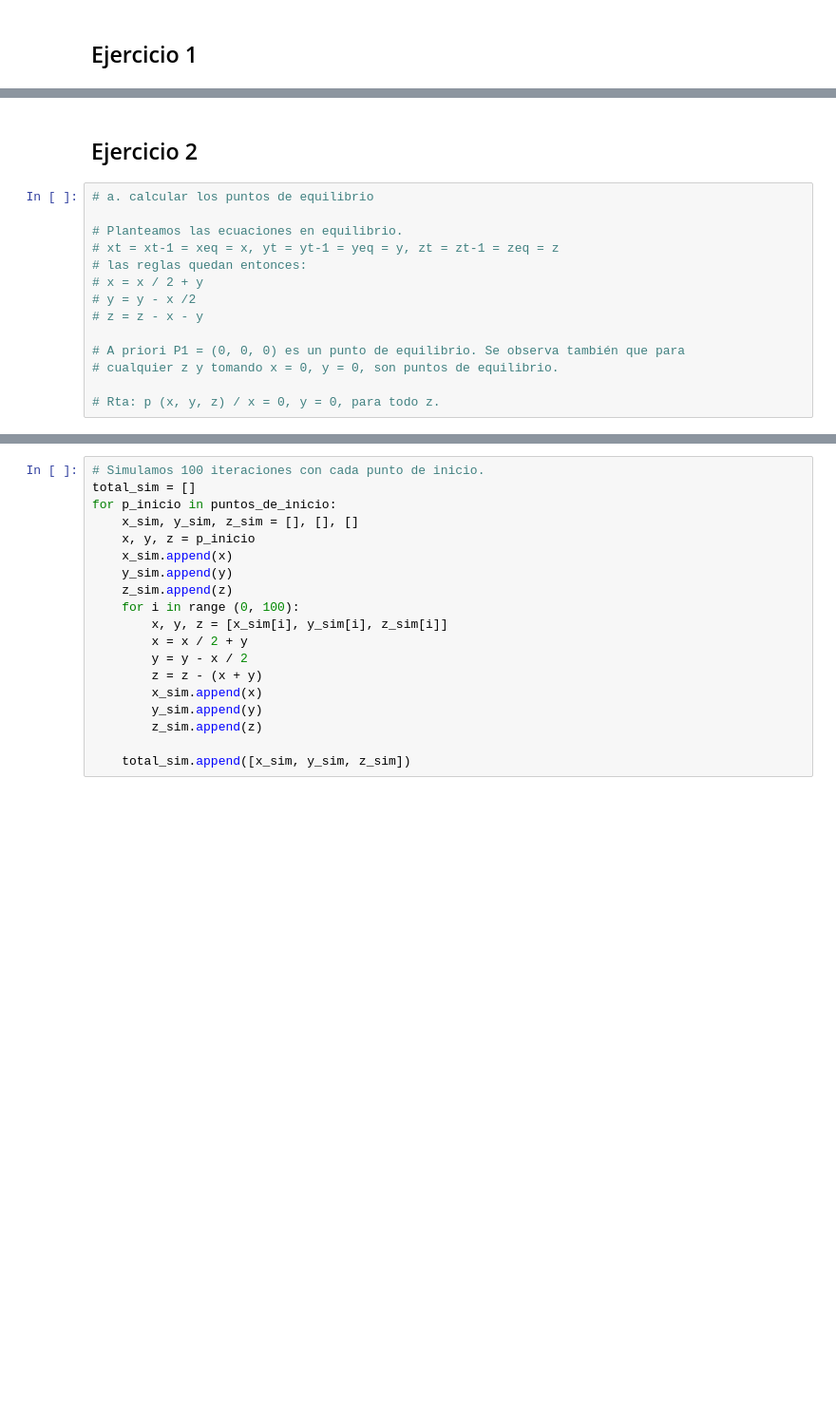
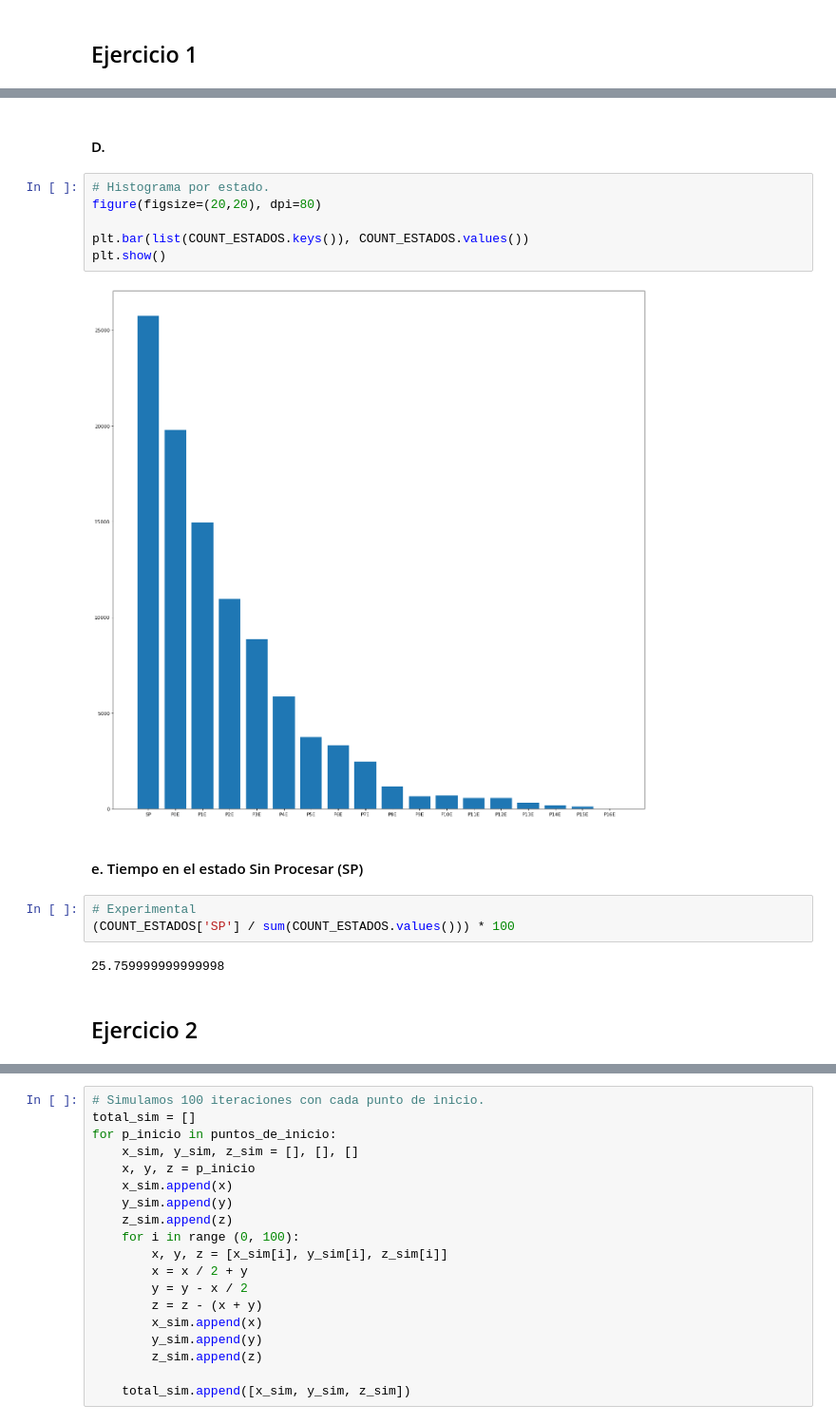
Before and after one commit to Luciana123/simulacion-tp1-2c2021, a Jupyter notebook: TP2/Ejercicios TP2.ipynb, the cells around one changed output, grey strips where cells are left out. Shown at 95% size. Drawn from its saved outputs; the diff is of its cells as text; blank space fills up the shorter version.

```diff
--- a/TP2/Ejercicios TP2.ipynb
+++ b/TP2/Ejercicios TP2.ipynb
@@ -7 +97,18 @@ import matplotlib.pyplot as plt
+# %% [markdown]
+#### D.
+# %%
+# Histograma por estado.
+figure(figsize=(20,20), dpi=80)
+
+plt.bar(list(COUNT_ESTADOS.keys()), COUNT_ESTADOS.values())
+plt.show()
+# %% [output]
+[figure, added]
+# %% [markdown]
+#### e. Tiempo en el estado Sin Procesar (SP)
+# %%
+# Experimental
+(COUNT_ESTADOS['SP'] / sum(COUNT_ESTADOS.values())) * 100
+# %% [output]
+25.759999999999998
 # %% [markdown]
@@ -8,15 +116 @@ import matplotlib.pyplot as plt
 ## Ejercicio 2
-# %%
-# a. calcular los puntos de equilibrio
-
-# Planteamos las ecuaciones en equilibrio.
-# xt = xt-1 = xeq = x, yt = yt-1 = yeq = y, zt = zt-1 = zeq = z
-# las reglas quedan entonces:
-# x = x / 2 + y
-# y = y - x /2
-# z = z - x - y
-
-# A priori P1 = (0, 0, 0) es un punto de equilibrio. Se observa también que para
-# cualquier z y tomando x = 0, y = 0, son puntos de equilibrio.
-
-# Rta: p (x, y, z) / x = 0, y = 0, para todo z.
```
Also changed, not shown: parts of 12 cells of this notebook.
